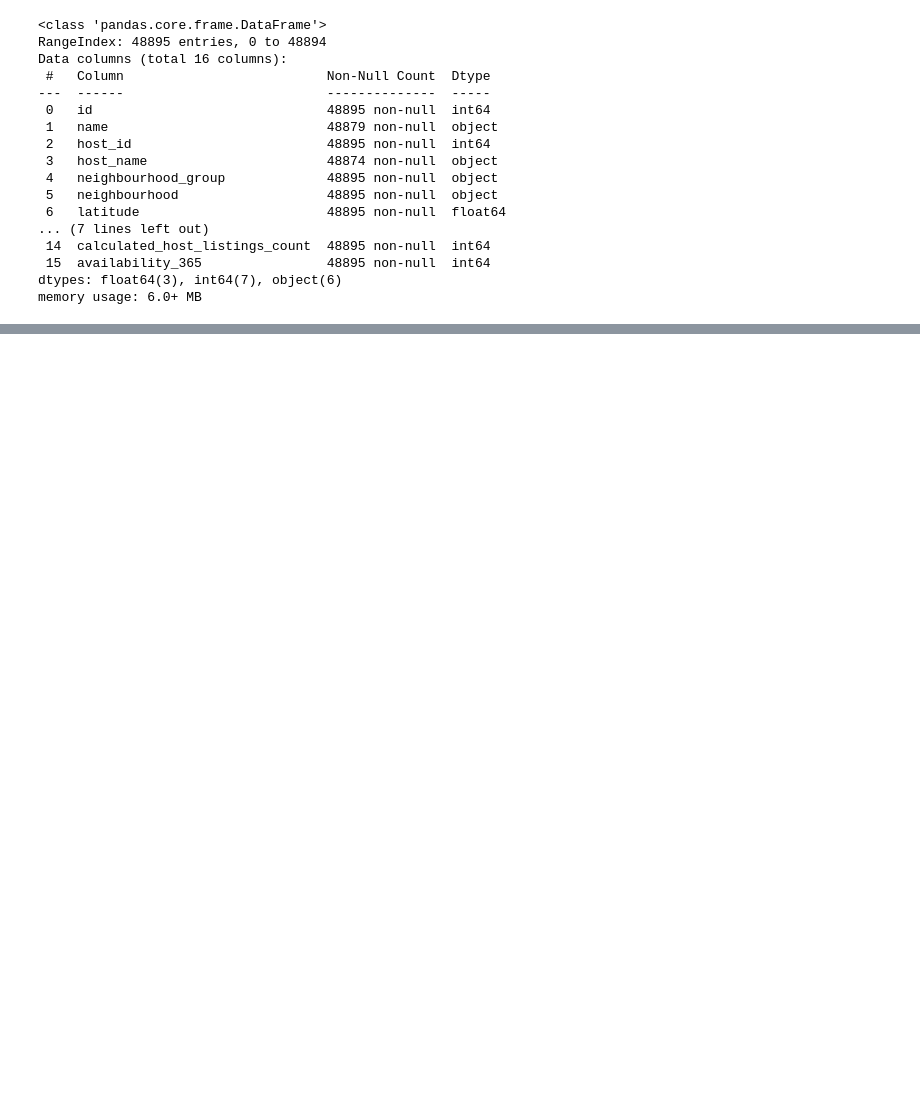
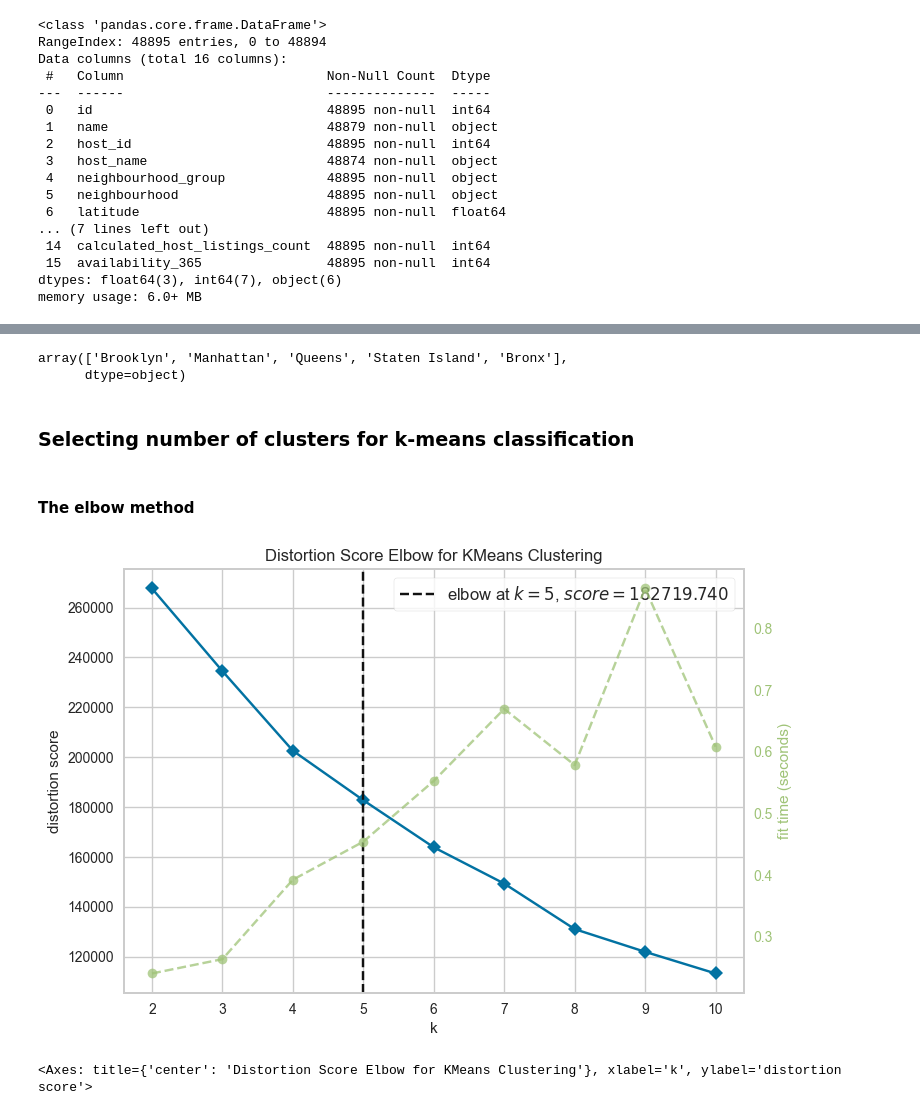
Before and after one commit to mzeugenia/AirBnB-in-NYC-Accommodation-Segmentation, a Jupyter notebook: AirBnB Customer segmentation.ipynb, the cells around one changed output, grey strips where cells are left out. Cells and saved outputs as stored; diff of their text form; code cells hidden in the pictures; blank space fills up the shorter version.

Commit message:
add-clustering

```diff
--- a/AirBnB Customer segmentation.ipynb
+++ b/AirBnB Customer segmentation.ipynb
@@ -61,4 +61,45 @@ Secondly, `host_name` and `name` present a few missing values and also those are
 df.dropna(inplace = True)
 df.reset_index(inplace = True, drop = True)
 # %%
-# Convert revelant
+# Convert revelant categorical columns into integers
+df['neighbourhood_group'] = df['neighbourhood_group'].map({'Brooklyn':1, 'Manhattan':2, 'Queens':3, 'Staten Island':4, 'Bronx':5})
+df['room_type'] = df['room_type'].map({'Private room':1, 'Entire home/apt':2, 'Shared room':3})
+# %% [output]
+array(['Brooklyn', 'Manhattan', 'Queens', 'Staten Island', 'Bronx'],
+      dtype=object)
+# %%
+# Select columns with numerical values
+df_num = df.select_dtypes("number").copy()
+# %%
+# drop unnecessary columns
+df_num.drop(columns=['host_id', 'id', 'latitude', 'longitude'], inplace = True)
+# %% [markdown]
+### Selecting number of clusters for k-means classification
+# %% [markdown]
+#### The elbow method
+# %%
+# first we have to get the inertia values for a variety of different cluster numbers
+inertia_dict = {
+    'clusters': [],
+    'inertia': []
+}
+
+for i in range(2,11): # we choose 2 as the minimum number of clusters. It doesnt really make sense to have 1 cluster
+    scaler = StandardScaler()
+    cluster = KMeans(n_clusters=i) # here we set the number of clusters for every iteration
+    pipe = make_pipeline(scaler, cluster)
+    pipe.fit(df_num)
+    inertia_dict['clusters'].append(i)
+    inertia_dict['inertia'].append(pipe['kmeans'].inertia_)
+
+inertia_df = pd.DataFrame(inertia_dict)
+# %%
+scaler = StandardScaler()
+cluster = KElbowVisualizer(KMeans(n_init=10))
+pipe = make_pipeline(scaler, cluster)
+
+pipe.fit(df_num)
+pipe[1].show()
+# %% [output]
+[figure, added]
+<Axes: title={'center': 'Distortion Score Elbow for KMeans Clustering'}, xlabel='k', ylabel='distortion score'>
```
Also changed, not shown: parts of 12 cells of this notebook.
